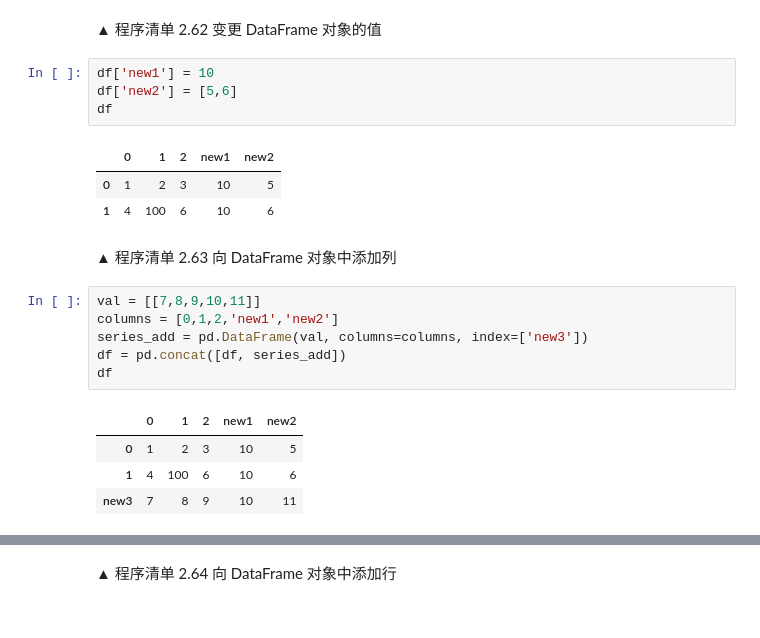
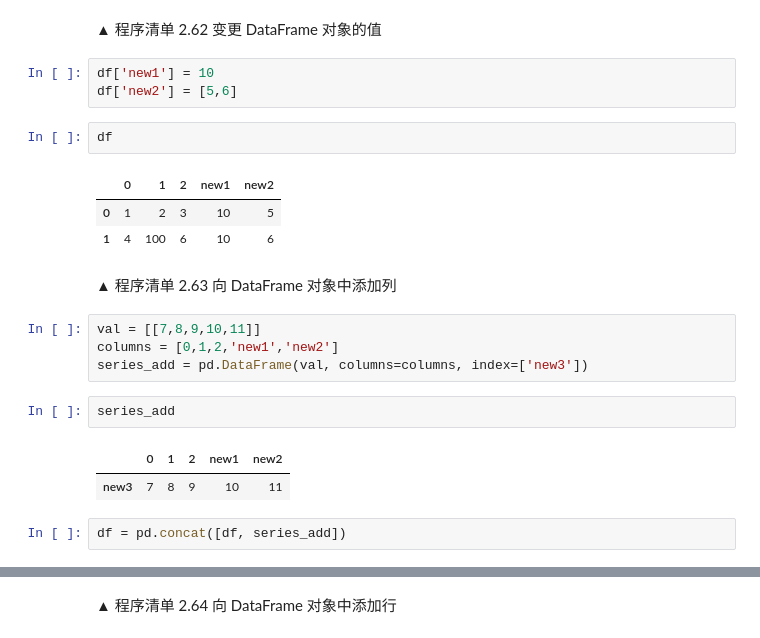
Before and after one commit to hexu1985/python-data-science-examples, a Jupyter notebook: Pandas.Data.Preprocessing.Explanation/samples/Chapter2/2.2.ipynb, the cells around one changed output, grey strips where cells are left out. Drawn from its saved outputs; the diff is of its cells as text.

```diff
--- a/Pandas.Data.Preprocessing.Explanation/samples/Chapter2/2.2.ipynb
+++ b/Pandas.Data.Preprocessing.Explanation/samples/Chapter2/2.2.ipynb
@@ -239,21 +270,22 @@ df
 # %%
 df['new1'] = 10
 df['new2'] = [5,6]
-df
-# %% [output]
-|  | 0 | 1 | 2 | new1 | new2 |
-| 0 | 1 | 2 | 3 | 10 | 5 |
-| 1 | 4 | 100 | 6 | 10 | 6 |
+# %%
+df
+# %% [output]
+|  | 0 | 1 | 2 | new1 | new2 |
+| 0 | 1 | 2 | 3 | 10 | 5 |
+| 1 | 4 | 100 | 6 | 10 | 6 |
 # %% [markdown]
 ▲ 程序清单 2.63 向 DataFrame 对象中添加列
 # %%
 val = [[7,8,9,10,11]]
 columns = [0,1,2,'new1','new2']
 series_add = pd.DataFrame(val, columns=columns, index=['new3'])
-df = pd.concat([df, series_add])
-df
-# %% [output]
-|  | 0 | 1 | 2 | new1 | new2 |
-| 0 | 1 | 2 | 3 | 10 | 5 |
-| 1 | 4 | 100 | 6 | 10 | 6 |
-| new3 | 7 | 8 | 9 | 10 | 11 |
+# %%
+series_add
+# %% [output]
+|  | 0 | 1 | 2 | new1 | new2 |
+| new3 | 7 | 8 | 9 | 10 | 11 |
+# %%
+df = pd.concat([df, series_add])
```
Also changed, not shown: parts of 19 cells of this notebook, 1 other file.
